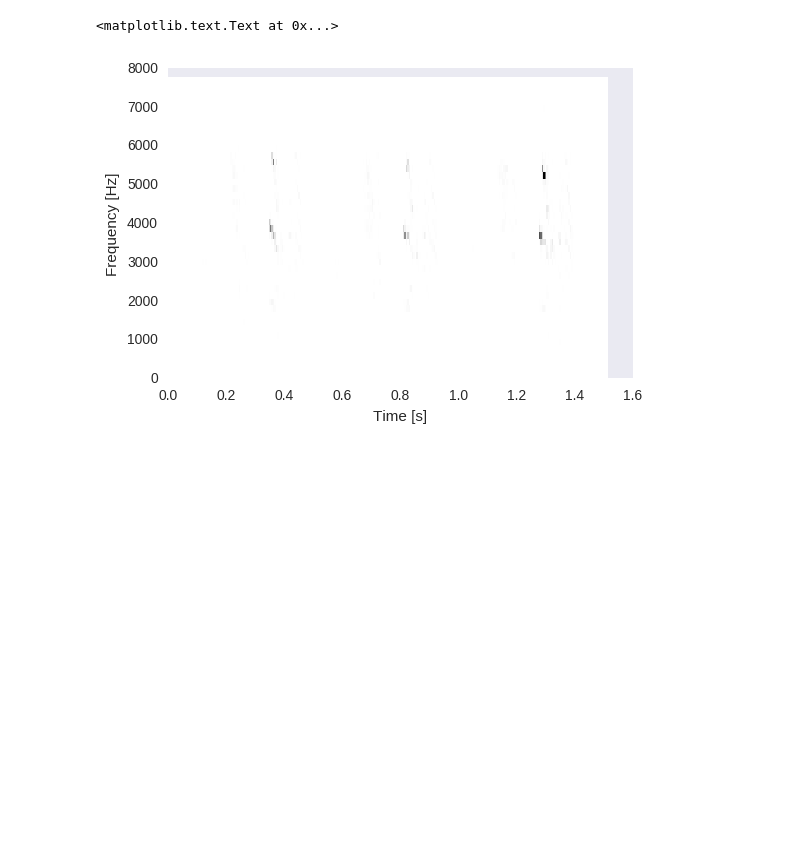
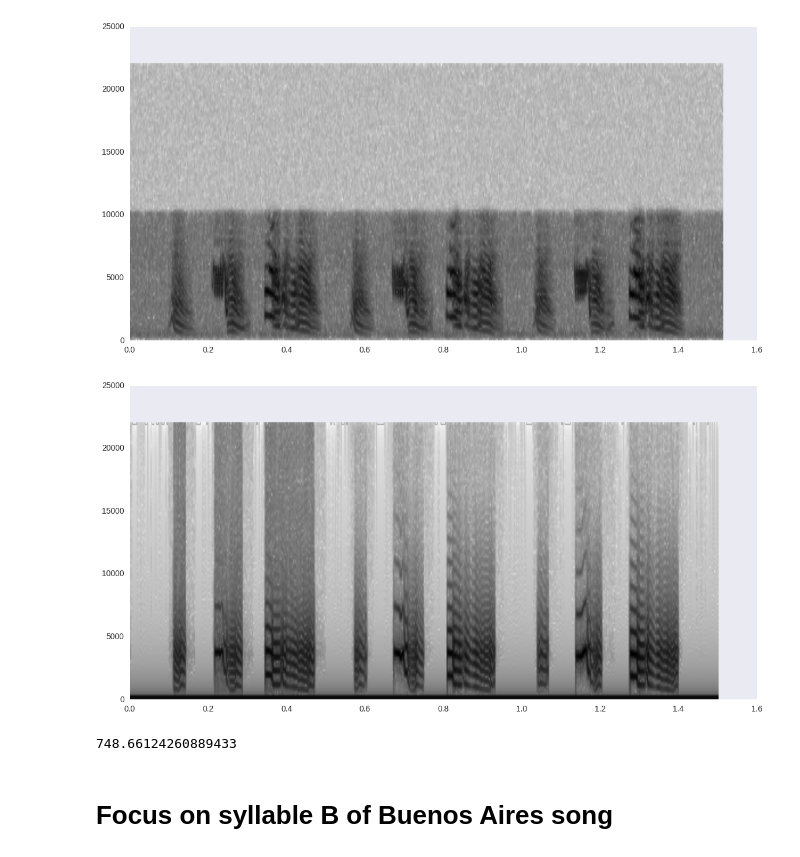
Before and after one commit to PaulEcoffet/birdsonglearningmodel, a Jupyter notebook: analysis/ba_example_analysis.ipynb, the cells around one changed output. Cells and saved outputs as stored; diff of their text form; code cells hidden in the pictures; blank space fills up the shorter version.

```diff
--- a/analysis/ba_example_analysis.ipynb
+++ b/analysis/ba_example_analysis.ipynb
@@ -5,3 +5,7 @@ import scipy.signal
 import matplotlib.pyplot as plt
 import seaborn as sns
 %matplotlib inline
+# %%
+filename = 'ba_example'
+sr, tutor = scipy.io.wavfile.read('../data/{}.wav'.format(filename))
+sr, ba_learnt = scipy.io.wavfile.read('../csynthesizer/song_r3.III.wav')
@@ -7,0 +14,14 @@ import seaborn as sns
+# %%
+fig = plt.figure(figsize=(14, 7))
+ax = fig.gca()
+ax.specgram(tutor, Fs=sr)
+ax.grid(False)
+plt.show()
+fig = plt.figure(figsize=(14, 7))
+ax = fig.gca()
+ax.specgram(ba_learnt, Fs=sr)
+ax.grid(False)
+plt.show()
+# %% [output]
+[figure, added]
+[figure, added]
@@ -8 +30,9 @@ import seaborn as sns
+# %%
+tutor_mfcc = mfcc(tutor, sr)
+ba_learnt_mfcc = mfcc(ba_learnt, sr)
+np.linalg.norm(tutor_mfcc[:149] - ba_learnt_mfcc)
+# %% [output]
+748.66124260889433
+# %% [markdown]
+# Focus on syllable B of Buenos Aires song
 # %%
@@ -13,8 +40,0 @@ f, t, Sxx = scipy.signal.spectrogram(signal, sr)
-# %%
-upbound = np.max(np.where(f < 8000)[0])
-plt.pcolormesh(t, f[:upbound], Sxx[:upbound, ...])
-plt.ylabel('Frequency [Hz]')
-plt.xlabel('Time [s]')
-# %% [output]
-<matplotlib.text.Text at 0x...>
-[figure, removed]
```
Also changed, not shown: parts of 18 cells of this notebook, 6 other files.
